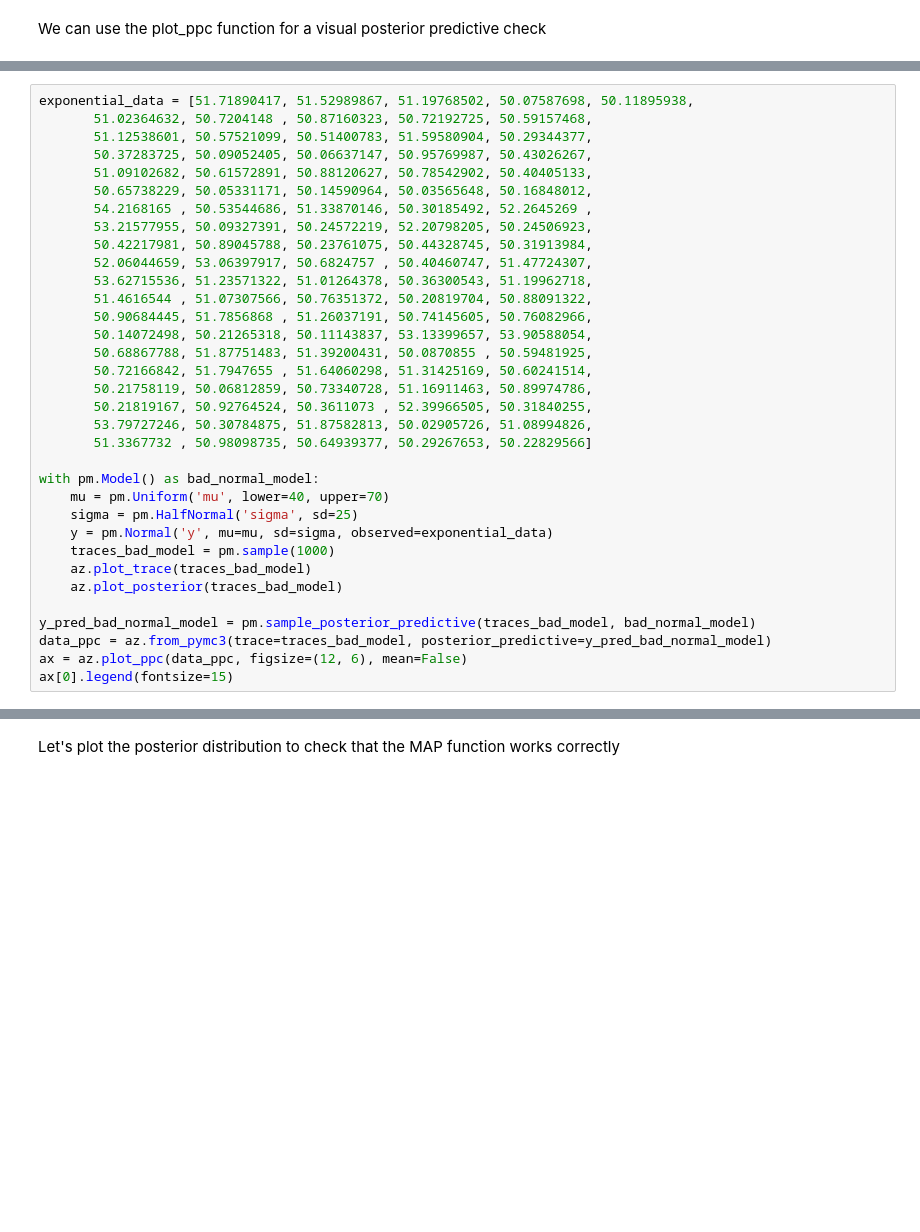
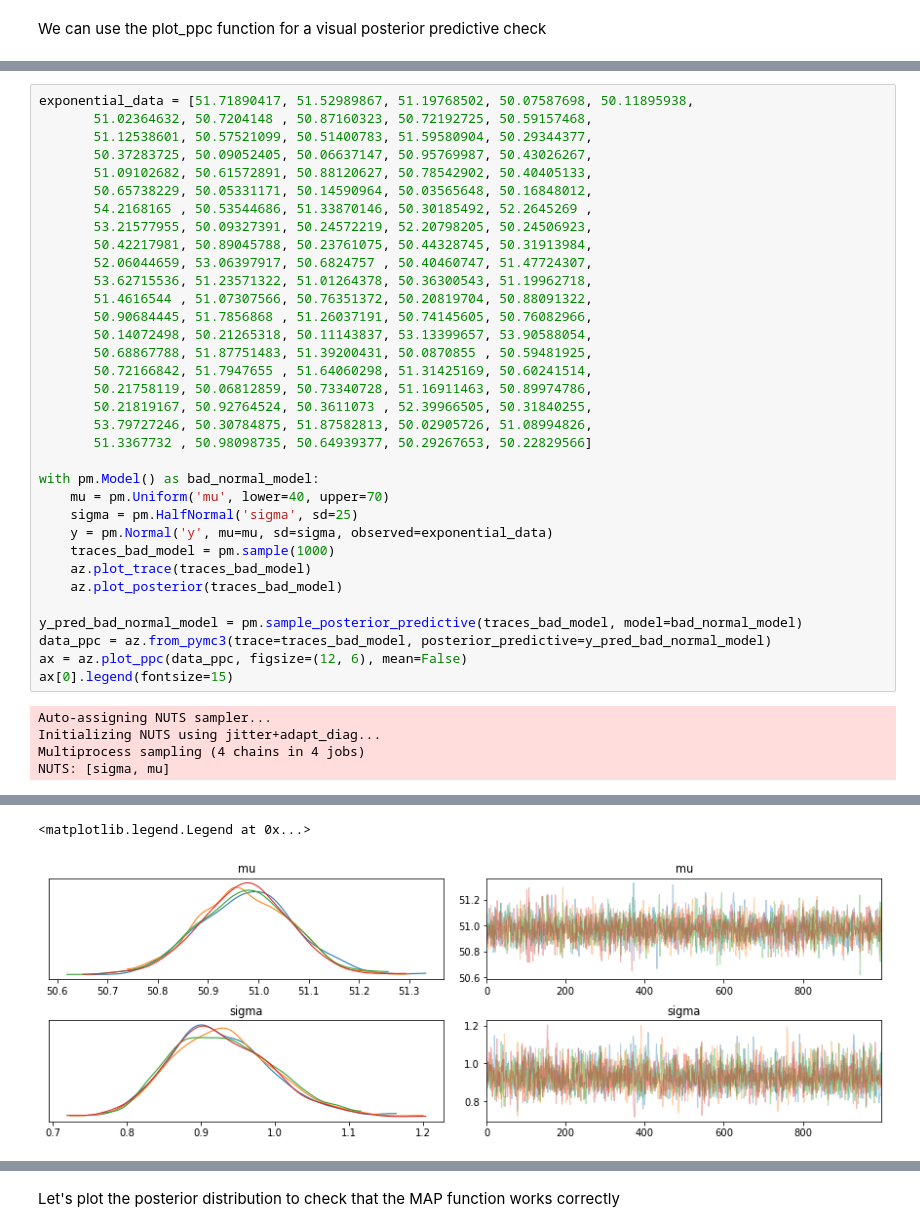
Before and after one commit to carlosds731/BayesianStats, a Jupyter notebook: 2021_02_03.ipynb, the cells around one changed output, grey strips where cells are left out. Drawn from its saved outputs; the diff is of its cells as text; blank space fills up the shorter version.

```diff
--- a/2021_02_03.ipynb
+++ b/2021_02_03.ipynb
@@ -344,7 +373,12 @@ with pm.Model() as bad_normal_model:
     az.plot_trace(traces_bad_model)
     az.plot_posterior(traces_bad_model)
 
-y_pred_bad_normal_model = pm.sample_posterior_predictive(traces_bad_model, bad_normal_model)
+y_pred_bad_normal_model = pm.sample_posterior_predictive(traces_bad_model, model=bad_normal_model)
 data_ppc = az.from_pymc3(trace=traces_bad_model, posterior_predictive=y_pred_bad_normal_model)
 ax = az.plot_ppc(data_ppc, figsize=(12, 6), mean=False)
 ax[0].legend(fontsize=15)
+# %% [output]
+Auto-assigning NUTS sampler...
+Initializing NUTS using jitter+adapt_diag...
+Multiprocess sampling (4 chains in 4 jobs)
+NUTS: [sigma, mu]
@@ -350,0 +388,2 @@ ax[0].legend(fontsize=15)
+<matplotlib.legend.Legend at 0x...>
+[figure, added]
```
Also changed, not shown: parts of 20 cells of this notebook, 15 other files.
